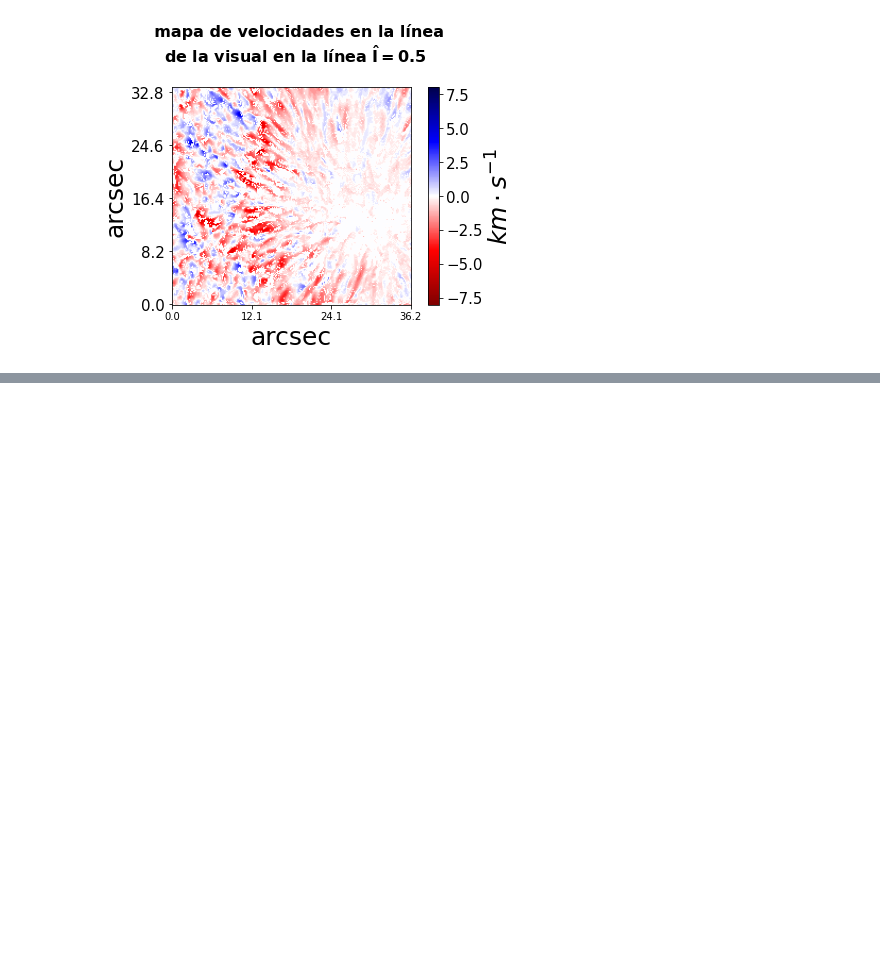
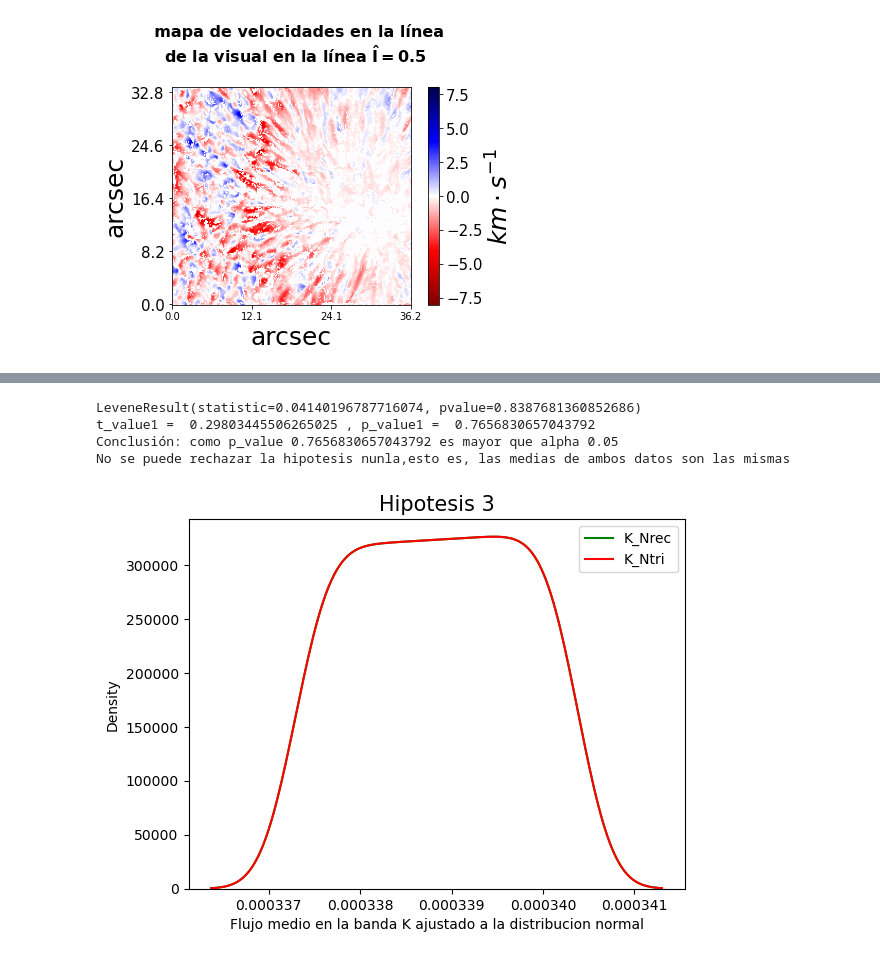
Before and after one commit to oscarcalv/Primer-Parcial-de-Fisica-Computacional, a Jupyter notebook: cuaderno_parcial.ipynb, the cells around one changed output, grey strips where cells are left out. Saved outputs shown, nothing was run; the diff lists cells and outputs as text; code cells hidden in the pictures; blank space fills up the shorter version.

```diff
--- a/cuaderno_parcial.ipynb
+++ b/cuaderno_parcial.ipynb
@@ -571,0 +578,35 @@ print(tabla.R_mean
+# %%
+#prueba de hipotesis de la banda H
+alpha=0.05
+print(levene(tabla_numerica.loc[:,"H_mean_tri"],tabla_numerica.loc[:,"H_mean_rec"])) #se comparan las desviaciones estandares para poder aplicar el
+                                                                            #t-test correctamente
+t_value1, p_value1 = stats.ttest_ind(tabla_numerica.loc[:,"H_mean_tri"],tabla_numerica.loc[:,"H_mean_rec"])#se comparan los valores medios
+print("t_value1 = ",t_value1, ", p_value1 = ", p_value1)
+
+if p_value1 <alpha:
+    print("Conclusión: Como p_value {} es menor que alpha {} ". format (p_value1,alpha))
+    print("Se rechaza la hipotesis nula, por lo que las medias de ambos datos difieren")
+
+else:
+    print("Conclusión: como p_value {} es mayor que alpha {} ". format (p_value1,alpha))
+    print("No se puede rechazar la hipotesis nunla,esto es, las medias de ambos datos son las mismas")
+# %% [output]
+LeveneResult(statistic=0.04140196787716074, pvalue=0.8387681360852686)
+t_value1 =  0.29803445506265025 , p_value1 =  0.7656830657043792
+Conclusión: como p_value 0.7656830657043792 es mayor que alpha 0.05
+No se puede rechazar la hipotesis nunla,esto es, las medias de ambos datos son las mismas
+# %%
+m_Krec,v_Krec=stats.norm.fit(tabla.K_mean_rec)
+K_Nrec= stats.norm(loc=m_Krec, scale=v_Krec).pdf(x)
+m_Ktri,v_Ktri=stats.norm.fit(tabla.K_mean_rec)
+K_Ntri= stats.norm(loc=m_Ktri, scale=v_Krec).pdf(x)
+# %%
+sns.distplot(K_Nrec,color='green',hist=False,label="K_Nrec")
+sns.distplot(K_Ntri,color='red',hist=False,label="K_Ntri")
+plt.xlabel("Flujo medio en la banda K ajustado a la distribucion normal")
+plt.title("Hipotesis 3")
+plt.legend()
+#plt.savefig("Hipotesis3N.pdf", bbox_inches="tight")
+plt.show()
+# %% [output]
+[figure, added]
```
Also changed, not shown: parts of 14 cells of this notebook, 10 other files.
